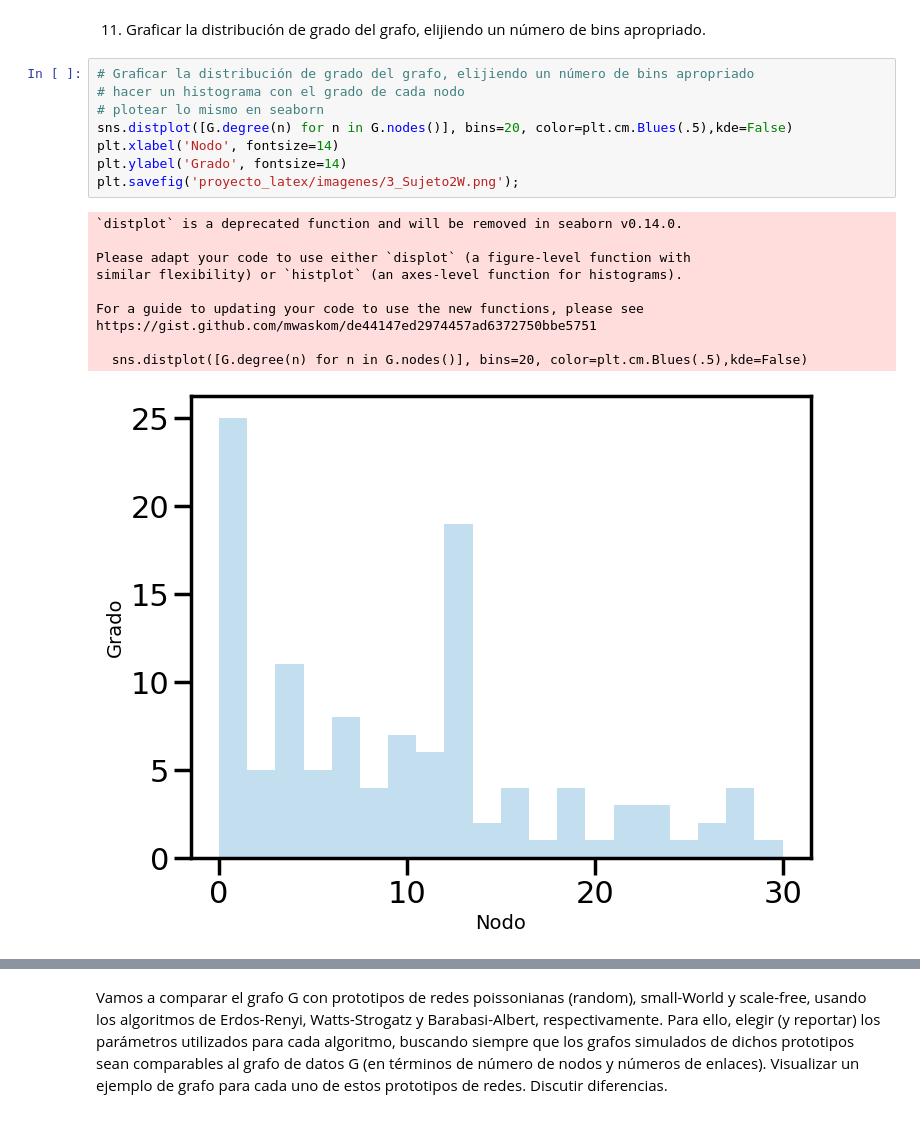
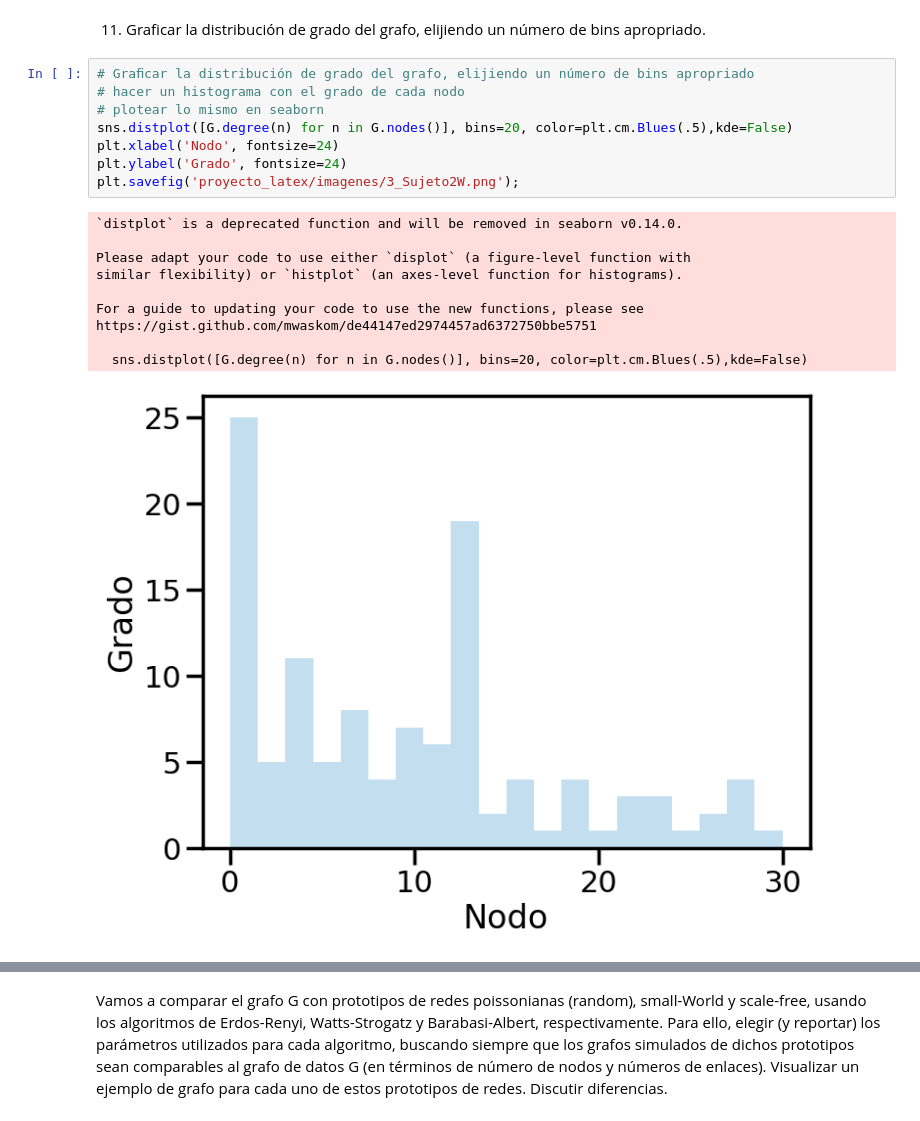
Before and after one commit to josesg998/dmecyt, a Jupyter notebook: preTP2/preTP2.ipynb, the cells around one changed output, grey strips where cells are left out. Cells and saved outputs as stored; diff of their text form.

```diff
--- a/preTP2/preTP2.ipynb
+++ b/preTP2/preTP2.ipynb
@@ -284,19 +301,19 @@ plt.savefig('proyecto_latex/imagenes/2_Sujeto2W.png')
 # %%
 # Graﬁcar la distribución de grado del grafo, elijiendo un número de bins apropriado
 # hacer un histograma con el grado de cada nodo
 # plotear lo mismo en seaborn
 sns.distplot([G.degree(n) for n in G.nodes()], bins=20, color=plt.cm.Blues(.5),kde=False)
-plt.xlabel('Nodo', fontsize=14)
-plt.ylabel('Grado', fontsize=14)
+plt.xlabel('Nodo', fontsize=24)
+plt.ylabel('Grado', fontsize=24)
 plt.savefig('proyecto_latex/imagenes/3_Sujeto2W.png');
 # %% [output]
 `distplot` is a deprecated function and will be removed in seaborn v0.14.0.
 
 Please adapt your code to use either `displot` (a figure-level function with
 similar flexibility) or `histplot` (an axes-level function for histograms).
 
 For a guide to updating your code to use the new functions, please see
 https://gist.github.com/mwaskom/de44147ed2974457ad6372750bbe5751
 
   sns.distplot([G.degree(n) for n in G.nodes()], bins=20, color=plt.cm.Blues(.5),kde=False)
-[figure, old version]
+[figure, new version]
```
Also changed, not shown: parts of 23 cells of this notebook, 5 other files.
